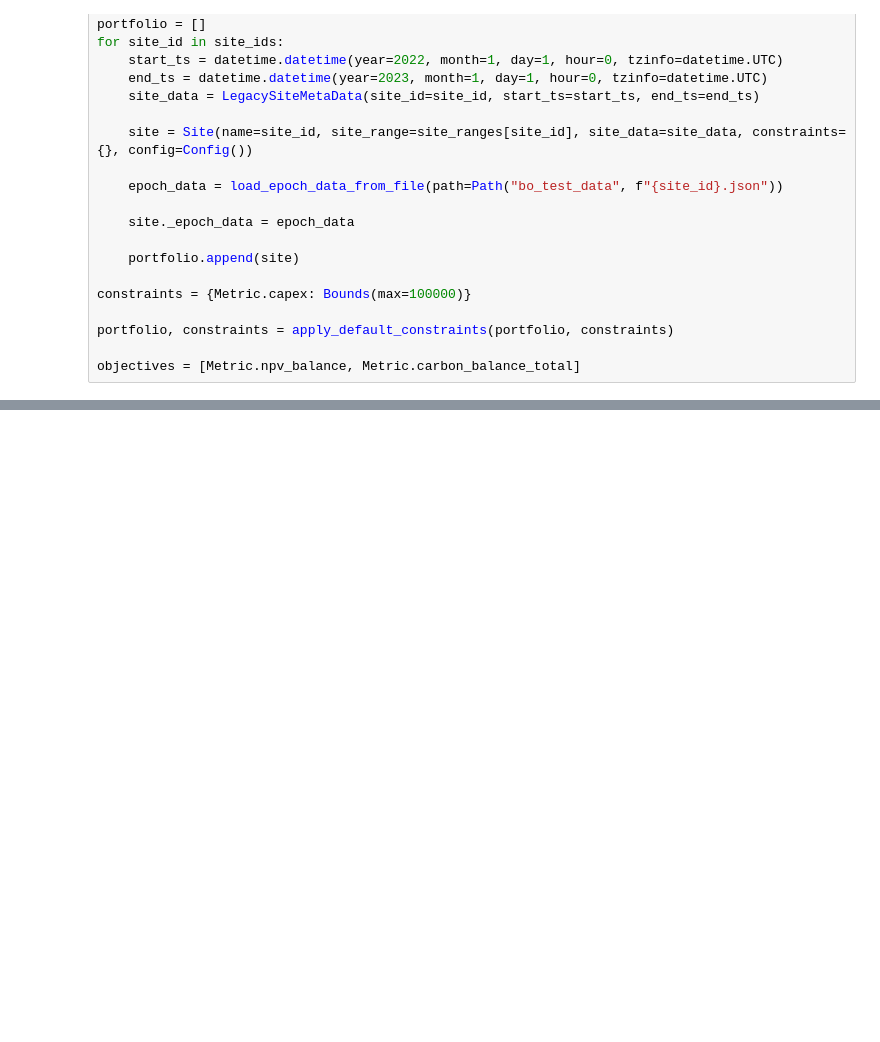
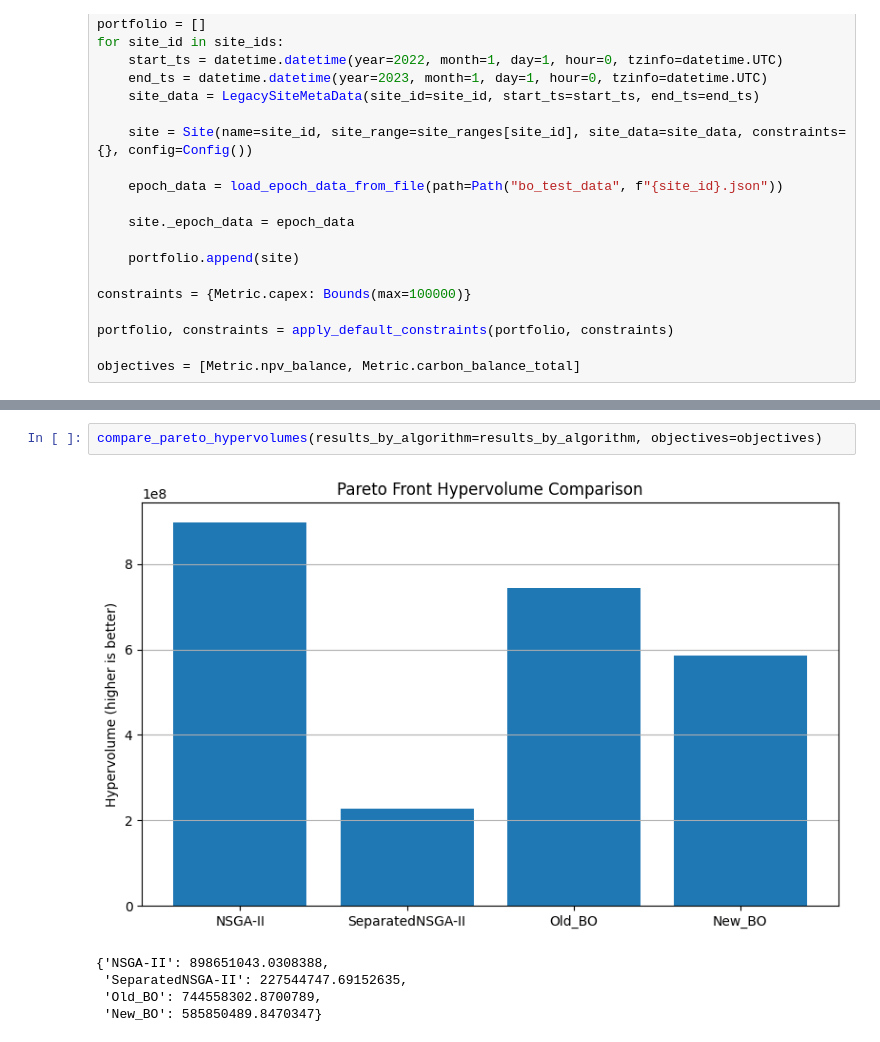
Before and after one commit to Elemental-Power-Ltd/EPOCH, a Jupyter notebook: test.ipynb, the cells around one changed output, grey strips where cells are left out. Cells and saved outputs as stored; diff of their text form; blank space fills up the shorter version.

```diff
--- a/test.ipynb
+++ b/test.ipynb
@@ -228,0 +457,8 @@ len(res.solutions)
+# %%
+compare_pareto_hypervolumes(results_by_algorithm=results_by_algorithm, objectives=objectives)
+# %% [output]
+[figure, added]
+{'NSGA-II': 898651043.0308388,
+ 'SeparatedNSGA-II': 227544747.69152635,
+ 'Old_BO': 744558302.8700789,
+ 'New_BO': 585850489.8470347}
```
Also changed, not shown: parts of 20 cells of this notebook.
